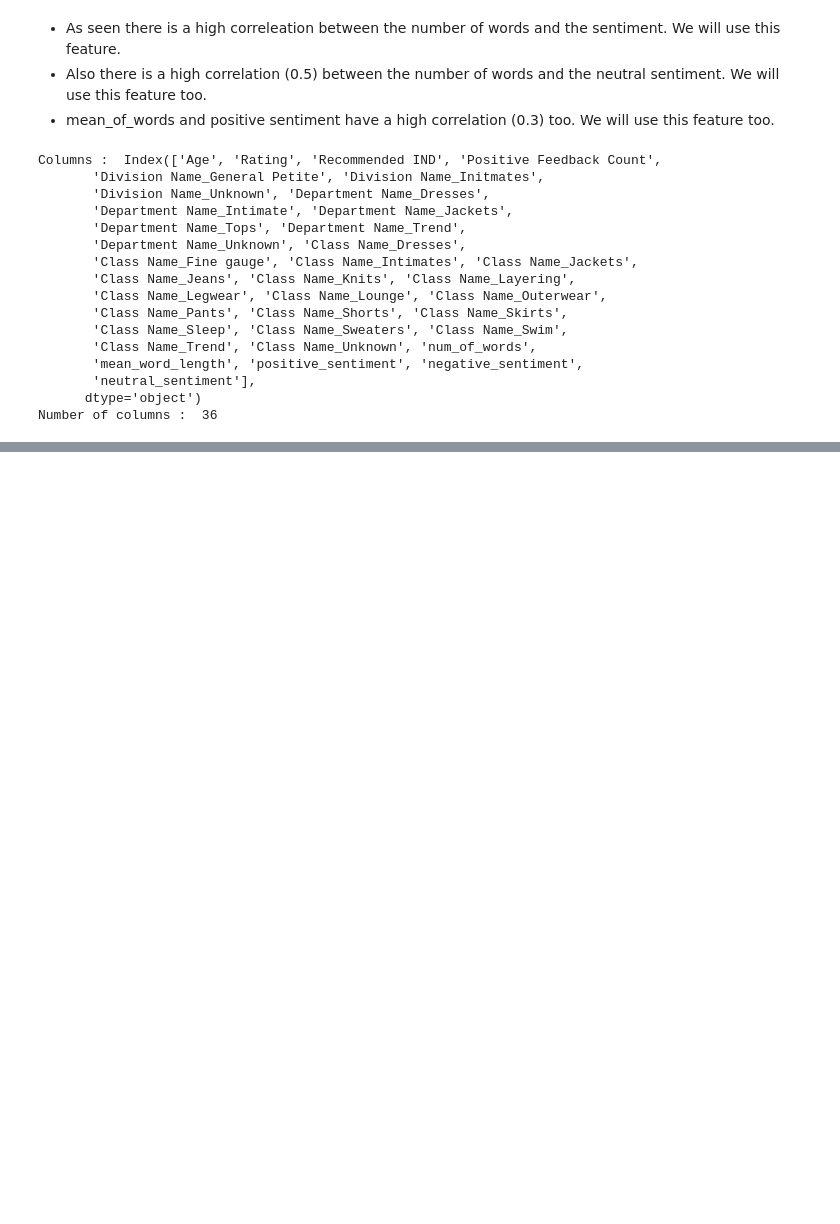
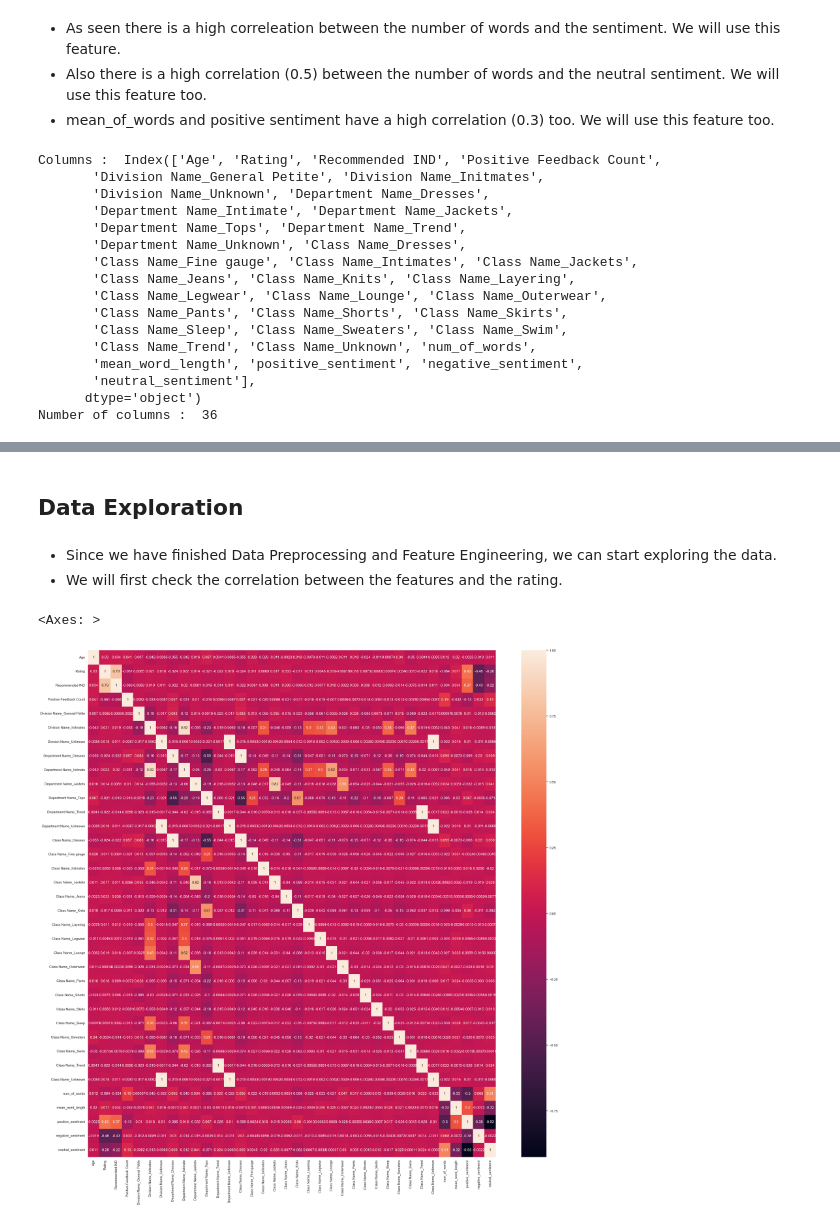
Before and after one commit to BoraDere/Women-s-E-Commerce-Clothing-Reviews, a Jupyter notebook: project.ipynb, the cells around one changed output, grey strips where cells are left out. Cells and saved outputs as stored; diff of their text form; code cells hidden in the pictures; blank space fills up the shorter version.

```diff
--- a/project.ipynb
+++ b/project.ipynb
@@ -459,0 +461,6 @@ We have completed the feature engineering part. Now we can continue with the mod
+# %%
+from sklearn.preprocessing import StandardScaler
+scaler = StandardScaler()
+
+df = pd.DataFrame(scaler.fit_transform(df),columns=df.columns)
+df.head()
@@ -459,0 +475,13 @@ We have completed the feature engineering part. Now we can continue with the mod
+# %% [markdown]
+## Data Exploration
+# %% [markdown]
+* Since we have finished Data Preprocessing and Feature Engineering, we can start exploring the data.
+* We will first check the correlation between the features and the rating.
+# %%
+## Checking the correleation between the features and the target variable
+
+plt.figure(figsize=(30,30))
+sns.heatmap(df.corr(),annot=True)
+# %% [output]
+<Axes: >
+[figure, added]
```
Also changed, not shown: parts of 21 cells of this notebook.
